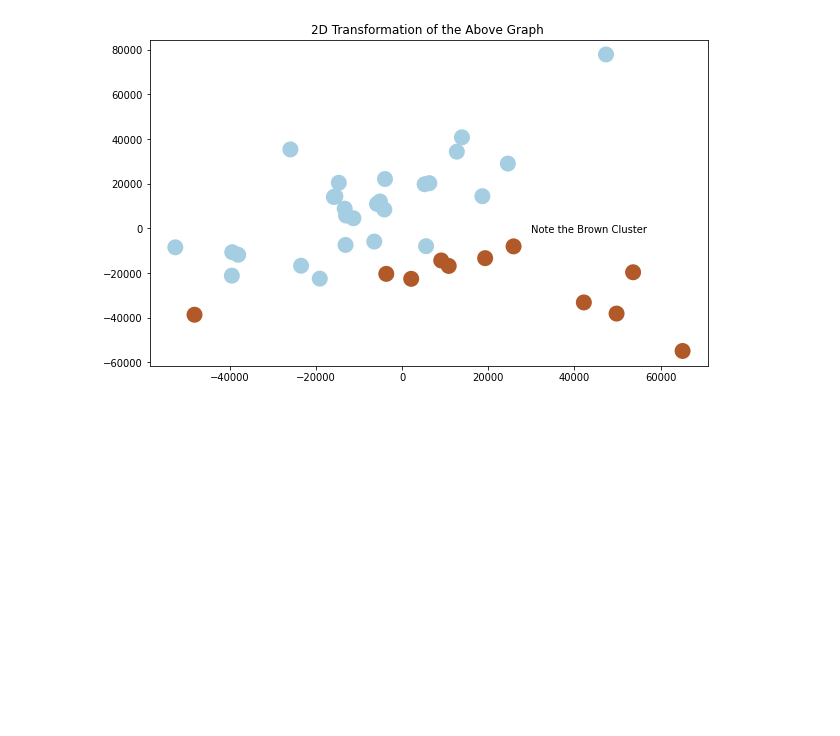
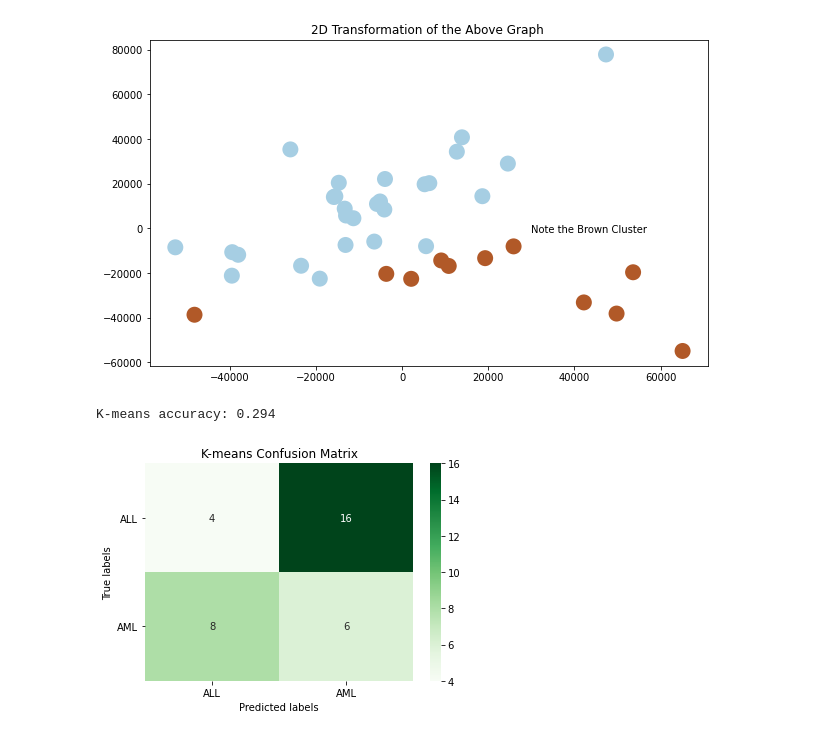
Before and after one commit to ayushsingh12march/DWDM-Assigment, a Jupyter notebook: CancerPrediction.ipynb, the cells around one changed output. Drawn from its saved outputs; the diff is of its cells as text; code cells hidden in the pictures; blank space fills up the shorter version.

```diff
--- a/CancerPrediction.ipynb
+++ b/CancerPrediction.ipynb
@@ -215,3 +215,28 @@ plt.title("2D Transformation of the Above Graph ")
 # %% [output]
 Text(0.5, 1.0, '2D Transformation of the Above Graph ')
 [figure]
+# %%
+#kmeans gave 29.4% accuracy
+from sklearn.cluster import KMeans
+import seaborn as sns
+from sklearn.metrics import accuracy_score, confusion_matrix
+
+kmeans = KMeans(n_clusters=2, random_state=0).fit(X_train_scl)
+km_pred = kmeans.predict(X_test_scl)
+
+print('K-means accuracy:', round(accuracy_score(Y_test.iloc[:,0], km_pred), 3))
+
+cm_km = confusion_matrix(Y_test.iloc[:,0], km_pred)
+
+ax = plt.subplot()
+sns.heatmap(cm_km, annot=True, ax = ax, fmt='g', cmap='Greens')
+
+# labels, title and ticks
+ax.set_xlabel('Predicted labels')
+ax.set_ylabel('True labels')
+ax.set_title('K-means Confusion Matrix')
+ax.xaxis.set_ticklabels(["ALL","AML"])
+ax.yaxis.set_ticklabels(["ALL","AML"], rotation=360);
+# %% [output]
+K-means accuracy: 0.294
+[figure, added]
```
Also changed, not shown: parts of 3 cells of this notebook.
